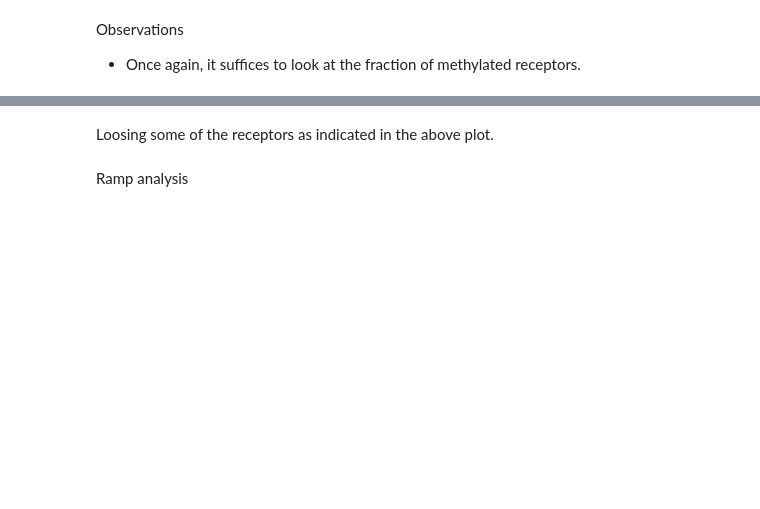
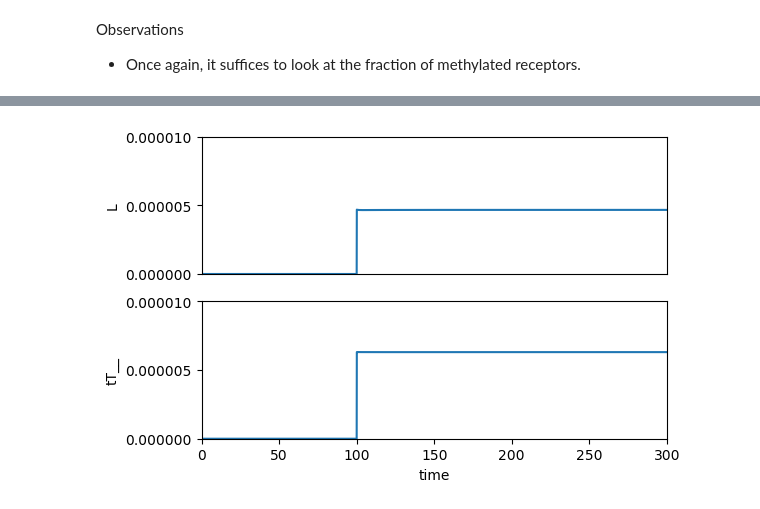
Before and after one commit to ScienceStacks/BioCellControl, a Jupyter notebook: Analysis/chemotaxis.ipynb, the cells around one changed output, grey strips where cells are left out. Cells and saved outputs as stored; diff of their text form; code cells hidden in the pictures; blank space fills up the shorter version.

Commit message:
Preliminary analysis

```diff
--- a/Analysis/chemotaxis.ipynb
+++ b/Analysis/chemotaxis.ipynb
@@ -98,5 +127,6 @@ Observations
 # %%
-# Step Analysis
-model.appendToModel('''at (time > 100): L = 11e-6''')
-sim()
-plotter.lines(["Yp", "fYp", "fTT3"])
+# Where does the ligand go?
+sim(elements=["at (time > 100): L = 11e-6"])
+plotter.lines(["L", "tT__"], yrange=[0, 10e-6])
+# %% [output]
+[figure, added]
@@ -141,4 +132,0 @@ plt.plot(time, frLT2, 'r')
-# %% [markdown]
-Loosing some of the receptors as indicated in the above plot.
-# %% [markdown]
-Ramp analysis
```
Also changed, not shown: parts of 22 cells of this notebook, 3 other files.
